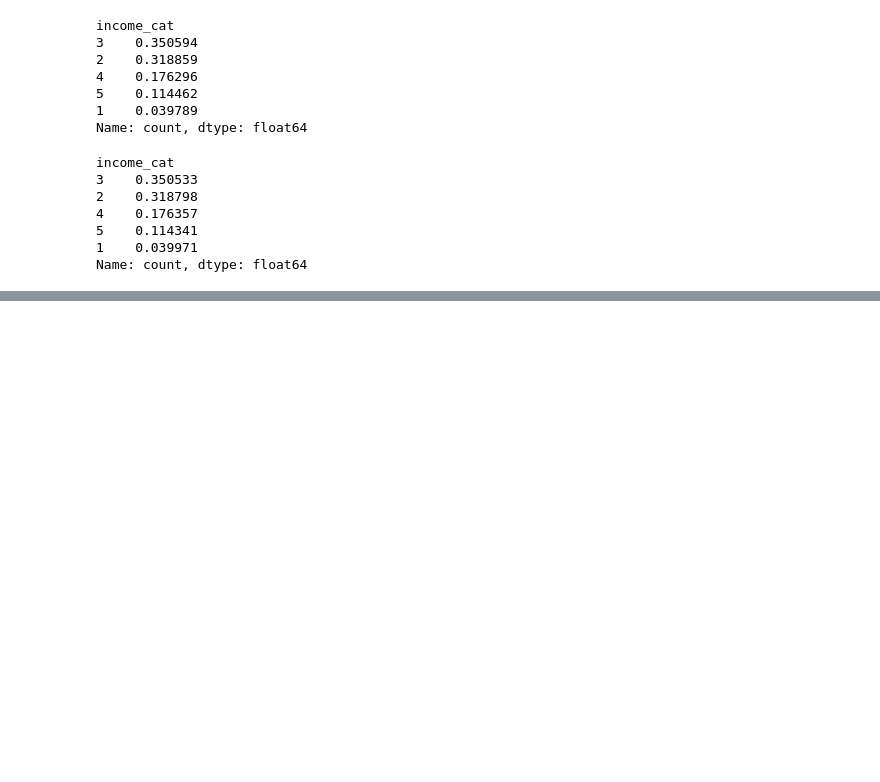
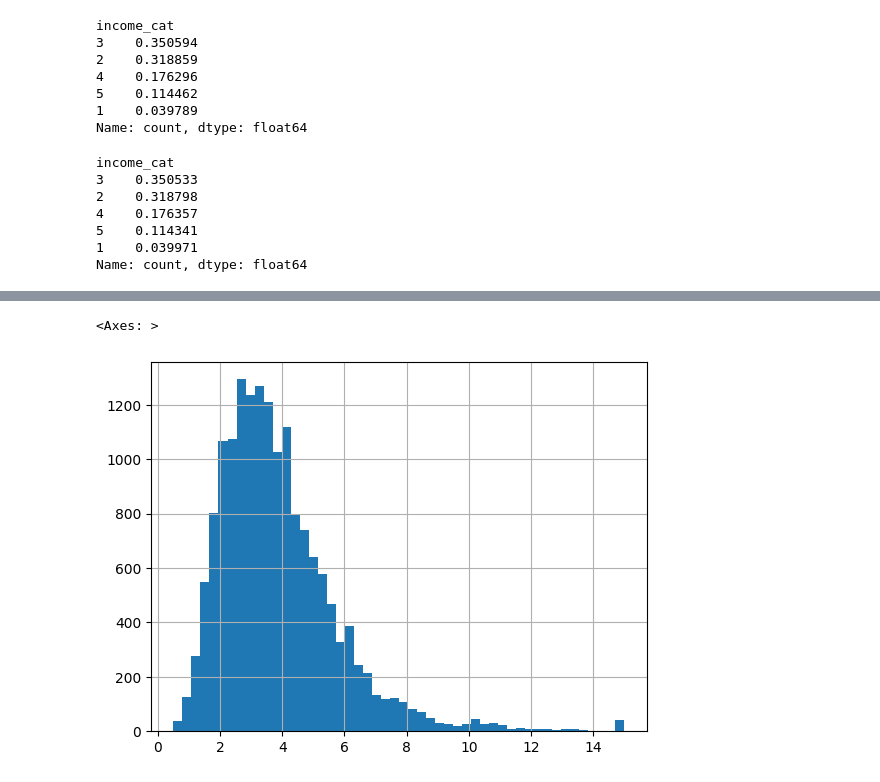
Before and after one commit to YuktheswarAlahari19/California-Market-Prediction, a Jupyter notebook: ProjectBook.ipynb, the cells around one changed output, grey strips where cells are left out. Saved outputs shown, nothing was run; the diff lists cells and outputs as text; code cells hidden in the pictures; blank space fills up the shorter version.

```diff
--- a/ProjectBook.ipynb
+++ b/ProjectBook.ipynb
@@ -160,0 +196,5 @@ Name: count, dtype: float64
+# %%
+housing["median_income"].hist(bins=50)
+# %% [output]
+<Axes: >
+[figure, added]
```
Also changed, not shown: parts of 9 cells of this notebook.
